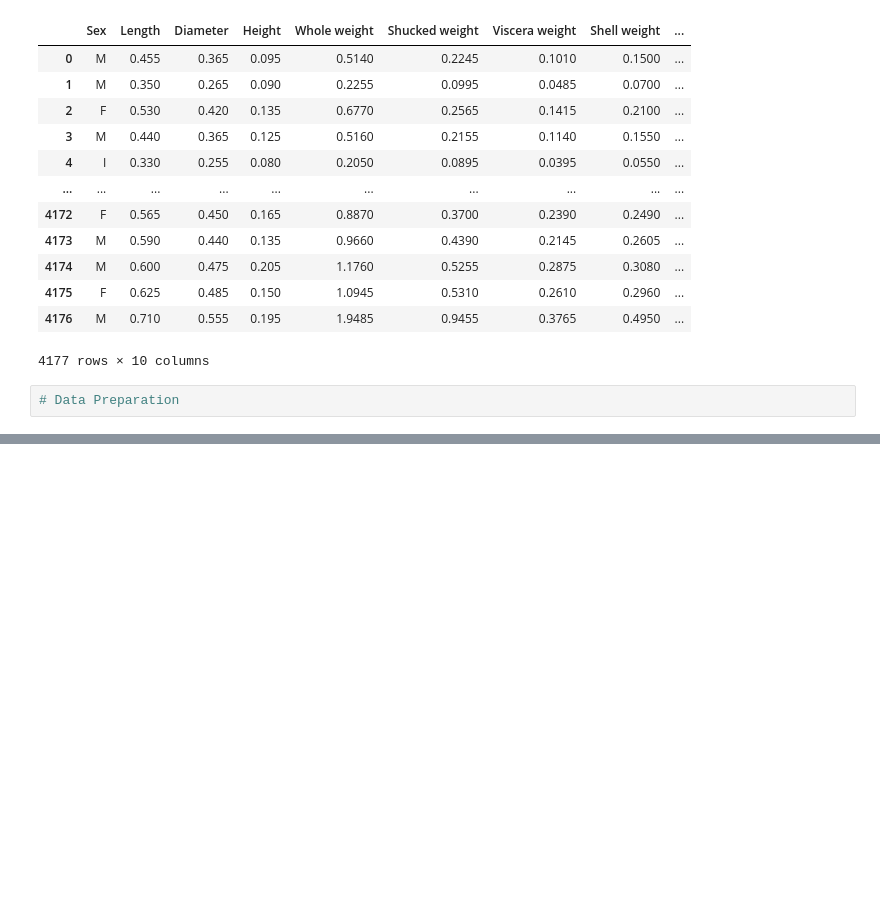
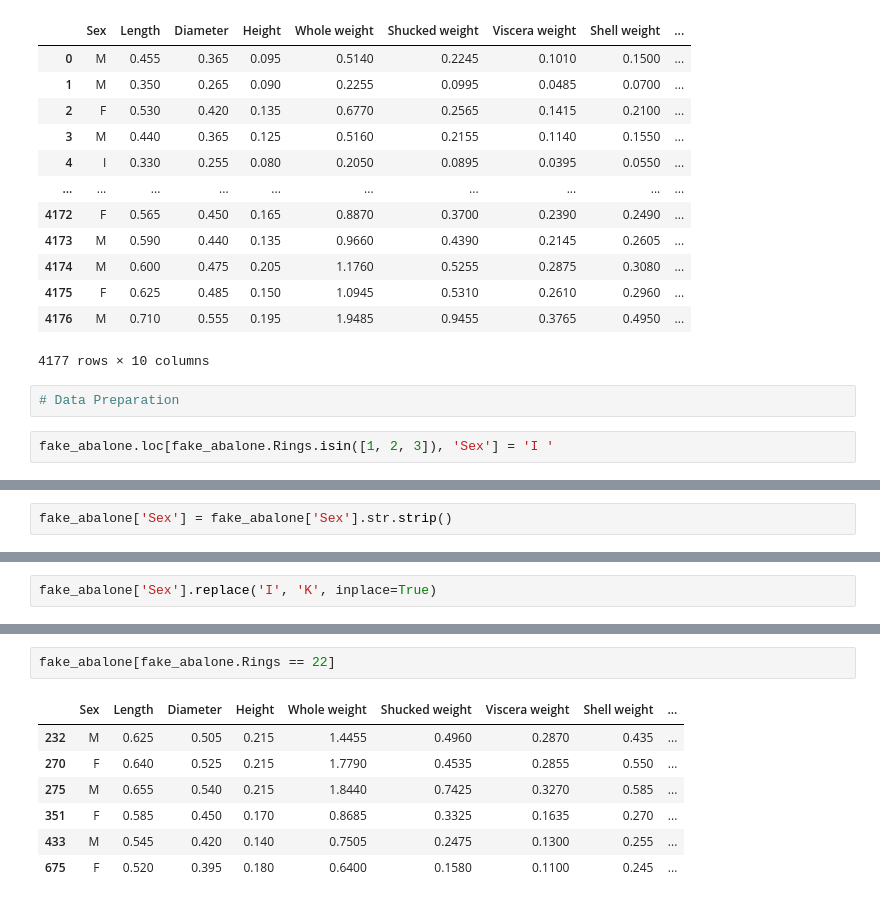
Before and after one commit to devslayr/Pratical_DS, a Jupyter notebook: tute1.ipynb, the cells around one changed output, grey strips where cells are left out. Cells and saved outputs as stored; diff of their text form; blank space fills up the shorter version.

Commit message:
just finished some pratice abalone in tute1

```diff
--- a/tute1.ipynb
+++ b/tute1.ipynb
@@ -255,3 +255,5 @@ fake_abalone
 4177 rows × 10 columns
 # %%
 # Data Preparation
+# %%
+fake_abalone.loc[fake_abalone.Rings.isin([1, 2, 3]), 'Sex'] = 'I '
@@ -257,0 +269,2 @@ fake_abalone
+# %%
+fake_abalone['Sex'] = fake_abalone['Sex'].str.strip()
@@ -257,0 +279,2 @@ fake_abalone
+# %%
+fake_abalone['Sex'].replace('I', 'K', inplace=True)
@@ -257,0 +341,10 @@ fake_abalone
+# %%
+fake_abalone[fake_abalone.Rings == 22]
+# %% [output]
+|  | Sex | Length | Diameter | Height | Whole weight | Shucked weight | Viscera weight | Shell weight | ... |
+| 232 | M | 0.625 | 0.505 | 0.215 | 1.4455 | 0.4960 | 0.2870 | 0.435 | ... |
+| 270 | F | 0.640 | 0.525 | 0.215 | 1.7790 | 0.4535 | 0.2855 | 0.550 | ... |
+| 275 | M | 0.655 | 0.540 | 0.215 | 1.8440 | 0.7425 | 0.3270 | 0.585 | ... |
+| 351 | F | 0.585 | 0.450 | 0.170 | 0.8685 | 0.3325 | 0.1635 | 0.270 | ... |
+| 433 | M | 0.545 | 0.420 | 0.140 | 0.7505 | 0.2475 | 0.1300 | 0.255 | ... |
+| 675 | F | 0.520 | 0.395 | 0.180 | 0.6400 | 0.1580 | 0.1100 | 0.245 | ... |
```
Also changed, not shown: parts of 12 cells of this notebook.
